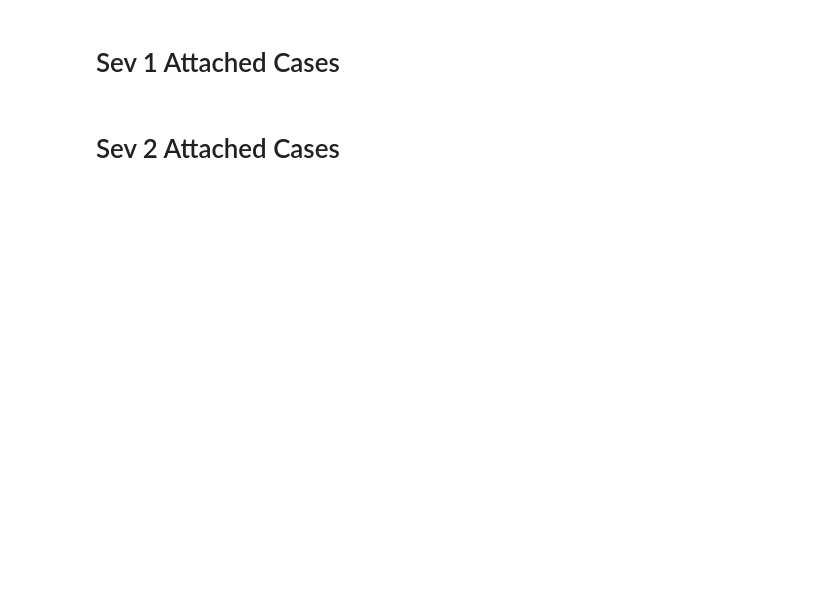
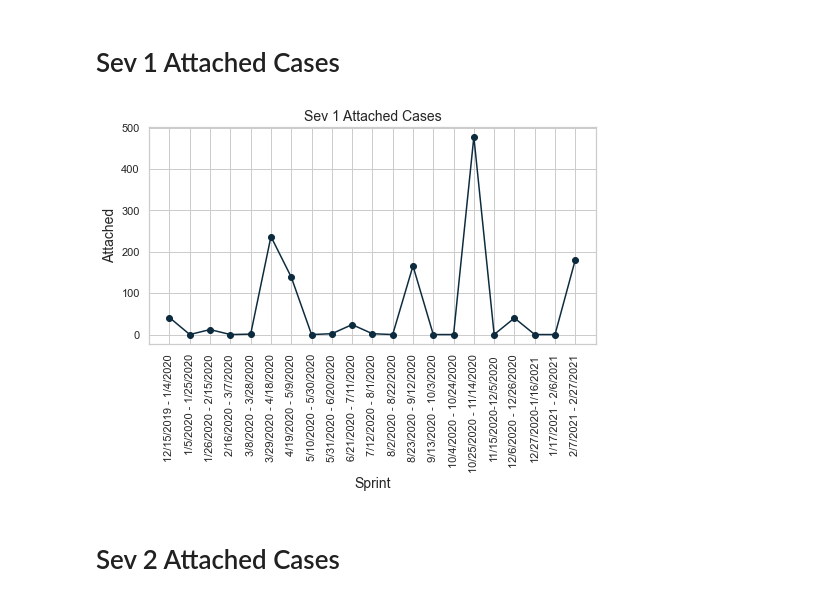
Before and after one commit to Jessica-Thomas/MonthlyRootCause, a Jupyter notebook: MRC.ipynb, the cells around one changed output. Drawn from its saved outputs; the diff is of its cells as text; code cells hidden in the pictures; blank space fills up the shorter version.

```diff
--- a/MRC.ipynb
+++ b/MRC.ipynb
@@ -15,13 +51,16 @@ df.median()
 # %% [markdown]
 # Sev 1 Attached Cases
 # %%
+plt.figure(figsize=(8, 4))
 plt.plot(df1['Sev Sprint'], df1['Sev 1 Attached'], color='#0c2b3f', marker='o')
 plt.title('Sev 1 Attached Cases', fontsize=14)
 plt.ylabel('Attached', fontsize=14)
 plt.xlabel('Sprint', fontsize=14)
 plt.xticks(rotation=90)
 plt.grid(True)
 plt.show()
+# %% [output]
+[figure, added]
 # %% [markdown]
 # Sev 2 Attached Cases
 # %%
```
Also changed, not shown: parts of 18 cells of this notebook.
